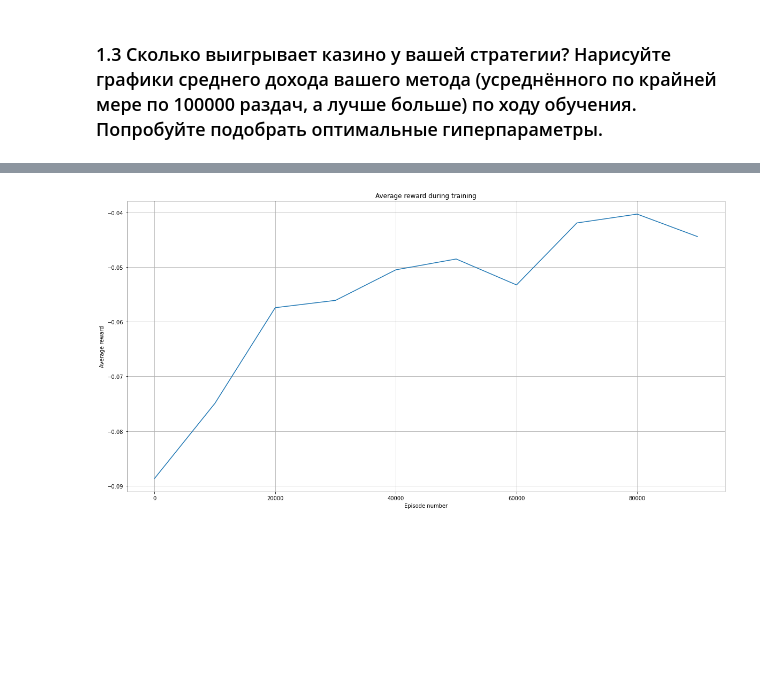
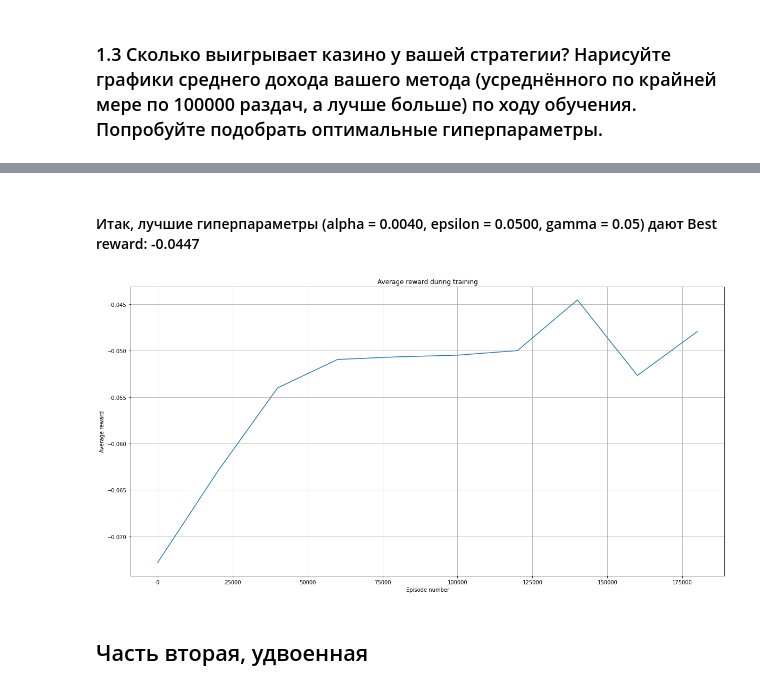
Before and after one commit to GimmeDanger/made-rl-adv-2020, a Jupyter notebook: hw/1_blackjack/experiments.ipynb, the cells around one changed output, grey strips where cells are left out. Drawn from its saved outputs; the diff is of its cells as text; code cells hidden in the pictures; blank space fills up the shorter version.

```diff
--- a/hw/1_blackjack/experiments.ipynb
+++ b/hw/1_blackjack/experiments.ipynb
@@ -204,21 +185,25 @@ alpha = 0.0040, epsilon = 0.0500, gamma = 0.05.
+# %% [markdown]
+#### Итак, лучшие гиперпараметры (alpha = 0.0040, epsilon = 0.0500, gamma = 0.05) дают Best reward: -0.0447
 # %%
-def plot(env, alpha=0.0040, epsilon=0.0500, gamma=0.05, train_episodes=400000):
+def plot(env, alpha, epsilon, gamma, train_episodes=200000):
     dump_reward_every = (int)(train_episodes/10)
     _, _, rewards = q_learning(
         env=env,
         alpha=alpha,
         epsilon=epsilon,
         gamma=gamma,
         episodes=train_episodes,
         dump_reward_every=dump_reward_every
     )
     plt.figure(figsize=(20, 10))
     plt.plot(range(1, train_episodes, dump_reward_every), rewards)
     plt.title('Average reward during training')
     plt.xlabel('Episode number')
     plt.ylabel('Average reward')
     plt.grid()
 
-plot(env=make_env())
+plot(env=make_env(), alpha=0.0040, epsilon=0.0500, gamma=0.05)
 # %% [output]
-[figure, old version]
+[figure, new version]
+# %% [markdown]
+## Часть вторая, удвоенная
```
Also changed, not shown: parts of 10 cells of this notebook, 1 other file.
